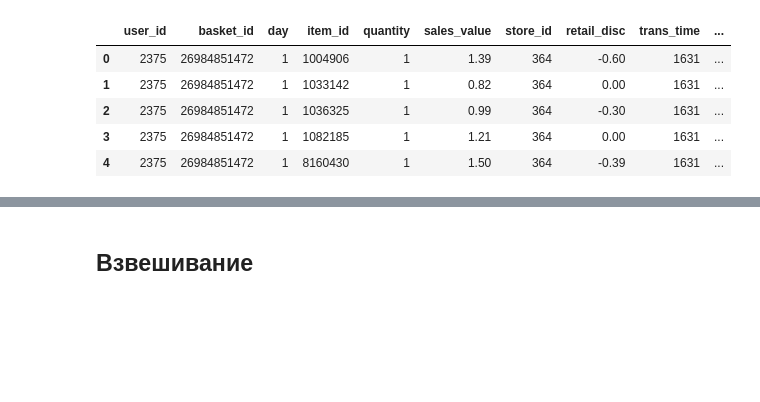
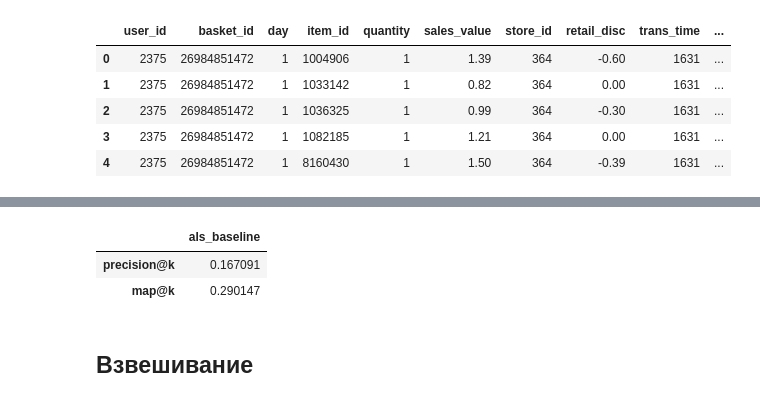
Before and after one commit to j2cry/gb_recommends, a Jupyter notebook: hw3/hw3.ipynb, the cells around one changed output, grey strips where cells are left out. Saved outputs shown, nothing was run; the diff lists cells and outputs as text; code cells hidden in the pictures; blank space fills up the shorter version.

```diff
--- a/hw3/hw3.ipynb
+++ b/hw3/hw3.ipynb
@@ -236,3 +251,9 @@ summary.drop(columns='user_id')
+# %%
+compare_metrics(result)
+# %% [output]
+|  | als_baseline |
+| precision@k | 0.167091 |
+| map@k | 0.290147 |
 # %% [markdown]
 ## Взвешивание
 # %% [markdown]
```
Also changed, not shown: parts of 36 cells of this notebook, 2 other files.
